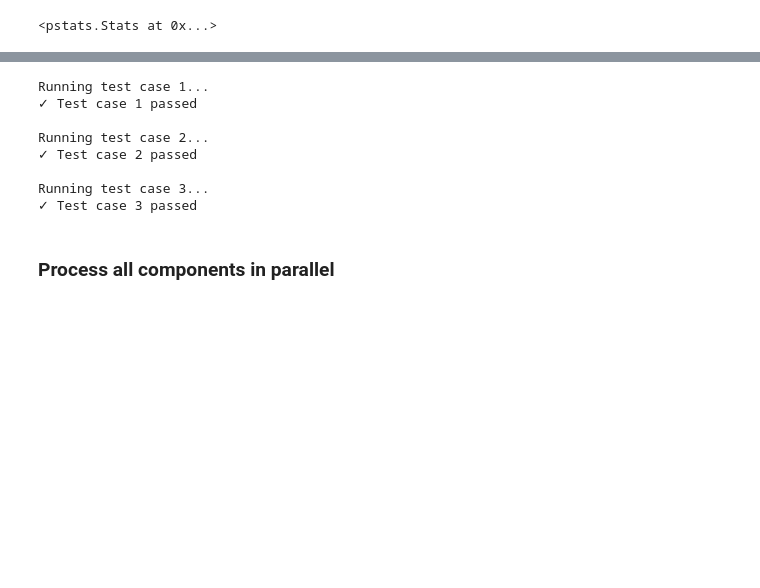
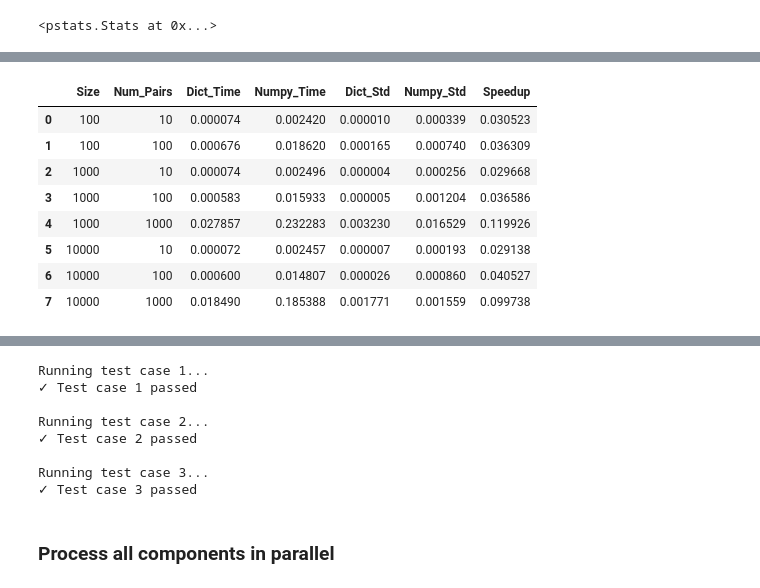
Before and after one commit to will-langdale/matchbox, a Jupyter notebook: notebooks/hierarchical.ipynb, the cells around one changed output, grey strips where cells are left out. Drawn from its saved outputs; the diff is of its cells as text; code cells hidden in the pictures; blank space fills up the shorter version.

```diff
--- a/notebooks/hierarchical.ipynb
+++ b/notebooks/hierarchical.ipynb
@@ -779 +1189,87 @@ def component_to_hierarchy_pa(table: pa.Table) -> pa.Table:
+# %%
+import numpy as np
+import time
+from typing import Tuple, List
+import pandas as pd
+import matplotlib.pyplot as plt
+
+def generate_random_pairs(size: int, num_pairs: int) -> Tuple[np.ndarray, np.ndarray]:
+    """Generate random pairs of integers for testing"""
+    x = np.random.randint(0, size, num_pairs)
+    y = np.random.randint(0, size, num_pairs)
+    return x, y
+
+def benchmark_dict_version(x: np.ndarray, y: np.ndarray) -> float:
+    """Benchmark dictionary-based implementation"""
+    uf = UnionFindWithDiff()
+    start = time.perf_counter()
+
+    for xi, yi in zip(x, y):
+        uf.union(int(xi), int(yi))
+    list(uf.diff())  # Materialize the changes
+
+    return time.perf_counter() - start
+
+def benchmark_numpy_version(x: np.ndarray, y: np.ndarray) -> float:
+    """Benchmark numpy-based implementation"""
+    uf = NumpyUnionFindWithDiff()
+    start = time.perf_counter()
+
+    uf.union_vectorized(x, y)
+    uf.diff()  # Get the changes
+
+    return time.perf_counter() - start
+
+def run_benchmarks() -> pd.DataFrame:
+    """Run benchmarks with different input sizes"""
+    # Test parameters
+    sizes = [100, 1000, 10000]
+    pairs_per_size = [10, 100, 1000]
+    num_trials = 5
+
+    results = []
+
+    for size in sizes:
+        for num_pairs in pairs_per_size:
+            if num_pairs > size:
+                continue
+
+            dict_times = []
+            numpy_times = []
+
+            for _ in range(num_trials):
+                # Generate random pairs
+                x, y = generate_random_pairs(size, num_pairs)
+
+                # Run benchmarks
+                dict_time = benchmark_dict_version(x, y)
+                numpy_time = benchmark_numpy_version(x, y)
+
+                dict_times.append(dict_time)
+                numpy_times.append(numpy_time)
+
+            # Record average results
+            results.append({
+                'Size': size,
+                'Num_Pairs': num_pairs,
+                'Dict_Time': np.mean(dict_times),
+                'Numpy_Time': np.mean(numpy_times),
+                'Dict_Std': np.std(dict_times),
+                'Numpy_Std': np.std(numpy_times),
+                'Speedup': np.mean(dict_times) / np.mean(numpy_times)
+            })
+
+    return pd.DataFrame(results)
+
+run_benchmarks()
+# %% [output]
+|  | Size | Num_Pairs | Dict_Time | Numpy_Time | Dict_Std | Numpy_Std | Speedup |
+| 0 | 100 | 10 | 0.000074 | 0.002420 | 0.000010 | 0.000339 | 0.030523 |
+| 1 | 100 | 100 | 0.000676 | 0.018620 | 0.000165 | 0.000740 | 0.036309 |
+| 2 | 1000 | 10 | 0.000074 | 0.002496 | 0.000004 | 0.000256 | 0.029668 |
+| 3 | 1000 | 100 | 0.000583 | 0.015933 | 0.000005 | 0.001204 | 0.036586 |
+| 4 | 1000 | 1000 | 0.027857 | 0.232283 | 0.003230 | 0.016529 | 0.119926 |
+| 5 | 10000 | 10 | 0.000072 | 0.002457 | 0.000007 | 0.000193 | 0.029138 |
+| 6 | 10000 | 100 | 0.000600 | 0.014807 | 0.000026 | 0.000860 | 0.040527 |
+| 7 | 10000 | 1000 | 0.018490 | 0.185388 | 0.001771 | 0.001559 | 0.099738 |
 # %%
```
Also changed, not shown: parts of 20 cells of this notebook, 2 other files.
